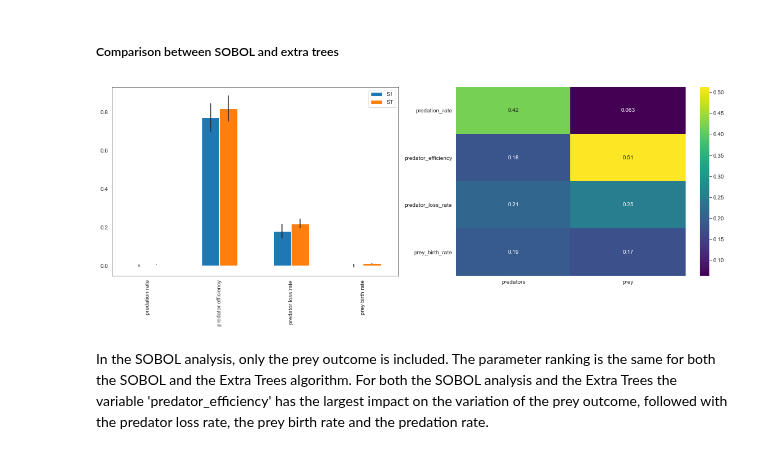
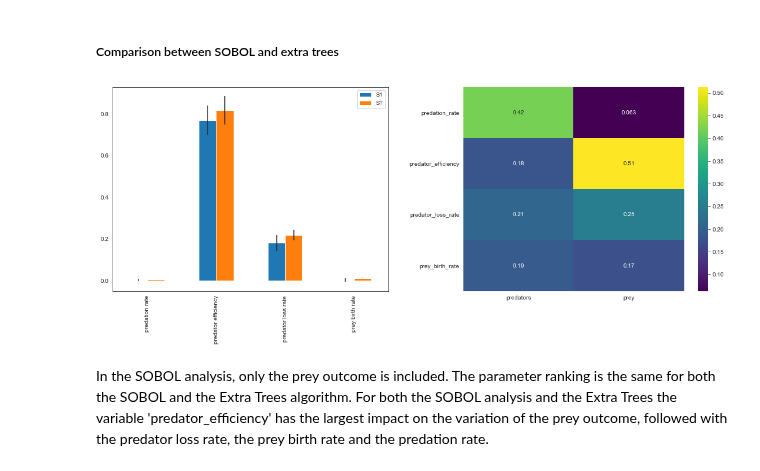
Before and after one commit to tamarvooijs/MBDM, a Jupyter notebook: Week 3-4 - vulnerability analysis/assignment 6 - sensitivity analysis.ipynb, the cells around one changed output. Drawn from its saved outputs; the diff is of its cells as text; code cells hidden in the pictures.

```diff
--- a/Week 3-4 - vulnerability analysis/assignment 6 - sensitivity analysis.ipynb
+++ b/Week 3-4 - vulnerability analysis/assignment 6 - sensitivity analysis.ipynb
@@ -842,19 +855,20 @@ The predator variable is primarly influenced by the predation rate. The predatio
 # %%
 scores_filtered = {k:Si_mean[k] for k in ['ST','ST_conf','S1','S1_conf']}
 Si_meanplot = pd.DataFrame(scores_filtered, index=['predation rate', 'predator efficiency', 'predator loss rate', 'prey birth rate'])
 
 sns.set_style('white')
 fig, ax = plt.subplots(1, 2)
 
 indices = Si_meanplot[['S1','ST']]
 err = Si_meanplot[['S1_conf','ST_conf']]
 
 indices.plot.bar(yerr=err.values.T,ax=ax[0])
 sns.heatmap(fs_2, cmap='viridis', annot=True, ax = ax[1])
-fig.set_size_inches(20,8)
+fig.set_size_inches(16,7)
 fig.subplots_adjust(bottom=0.3)
+fig.tight_layout(pad=3.5)
 plt.show()
 # %% [output]
-[figure, old version]
+[figure, new version]
 # %% [markdown]
 In the SOBOL analysis, only the prey outcome is included. The parameter ranking is the same for both the SOBOL and the Extra Trees algorithm. For both the SOBOL analysis and the Extra Trees the variable 'predator_efficiency' has the largest impact on the variation of the prey outcome, followed with the predator loss rate, the prey birth rate and the predation rate.
```
Also changed, not shown: parts of 17 cells of this notebook, 1 other file.
